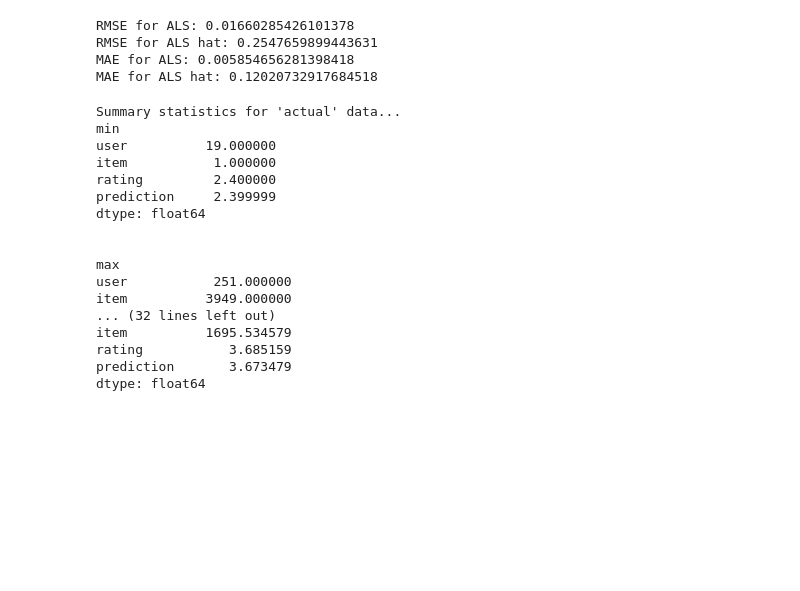
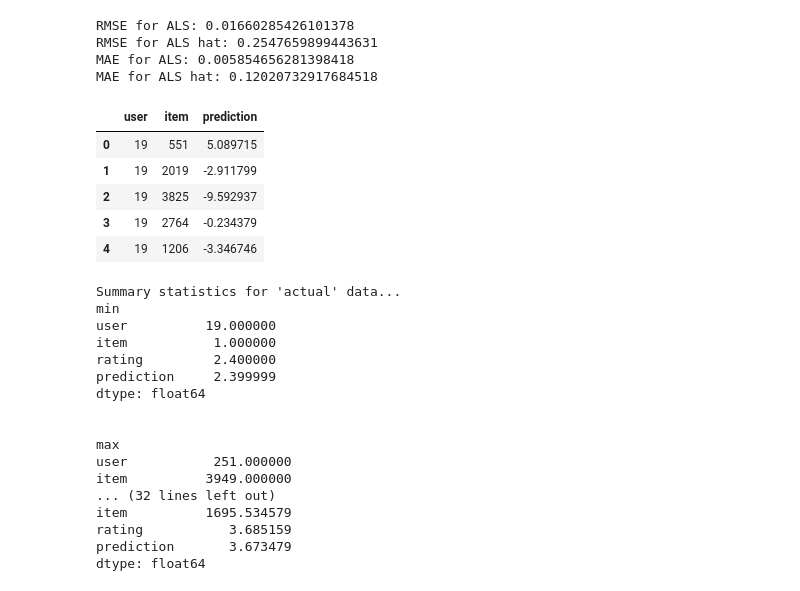
Before and after one commit to amywinecoff/AgentChoiceSim, a Jupyter notebook: UserItemFactorsBollen.ipynb, the cells around one changed output. Saved outputs shown, nothing was run; the diff lists cells and outputs as text; code cells hidden in the pictures; blank space fills up the shorter version.

```diff
--- a/UserItemFactorsBollen.ipynb
+++ b/UserItemFactorsBollen.ipynb
@@ -78,3 +114,12 @@ MAE for ALS hat: 0.12020732917684518
+# %%
+all_preds.head()
+# %% [output]
+|  | user | item | prediction |
+| 0 | 19 | 551 | 5.089715 |
+| 1 | 19 | 2019 | -2.911799 |
+| 2 | 19 | 3825 | -9.592937 |
+| 3 | 19 | 2764 | -0.234379 |
+| 4 | 19 | 1206 | -3.346746 |
 # %%
 print("Summary statistics for 'actual' data...")
 print("min")
```
Also changed, not shown: parts of 32 cells of this notebook.
